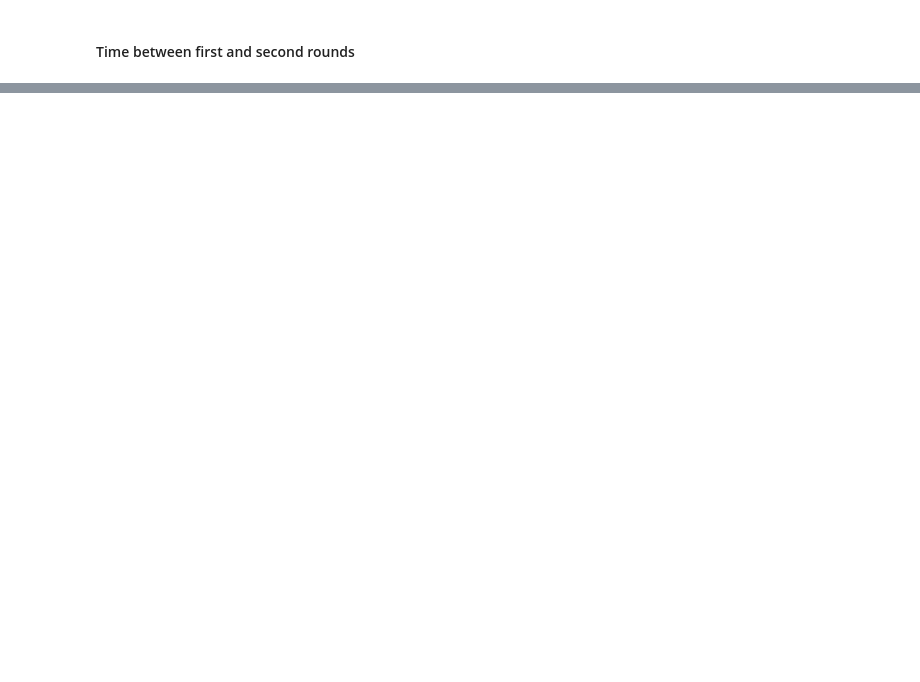
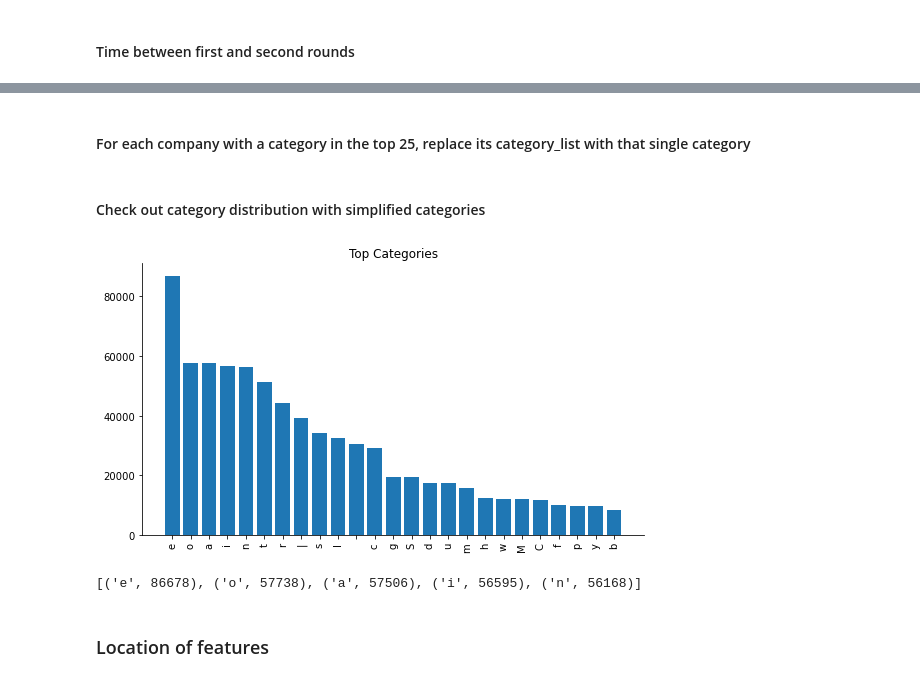
Before and after one commit to jbpatty/project-3, a Jupyter notebook: startup_prediction_cleaning.ipynb, the cells around one changed output, grey strips where cells are left out. Drawn from its saved outputs; the diff is of its cells as text; code cells hidden in the pictures; blank space fills up the shorter version.

```diff
--- a/startup_prediction_cleaning.ipynb
+++ b/startup_prediction_cleaning.ipynb
@@ -366,0 +373,5 @@ for company in clean_rounds_df.company_name.unique():
+# %%
+# Fill empty categories with 'unknown'
+nonoperating_companies_df.category_list.fillna('unknown', inplace=True)
+# Create column with list of categories
+nonoperating_companies_df['categories_list'] = nonoperating_companies_df.category_list.apply(str.split, sep='|')
@@ -366,0 +380,15 @@ for company in clean_rounds_df.company_name.unique():
+# %%
+# Create list of category lists
+categories = list(nonoperating_companies_df.category_list)
+# Flatten the list
+flat_categories = [cat for sublist in categories for cat in sublist]
+# Count occurances of each
+category_counts = Counter(flat_categories).most_common()
+# Look at the distribution
+plt.figure(figsize=(9, 5))
+plt.bar([x[0] for x in category_counts[0:50]],
+        [x[1] for x in category_counts[0:50]],
+        width=0.8)
+plt.xticks(rotation=90)
+plt.title('50 Most Commonly Occuring Categories')
+sns.despine()
@@ -366,0 +397,32 @@ for company in clean_rounds_df.company_name.unique():
+# %%
+# Take the top 25
+top_categories = [x[0] for x in category_counts[0:25]]
+# %% [markdown]
+#### For each company with a category in the top 25, replace its category_list with that single category
+# %%
+nonoperating_companies_df.categoty_list = nonoperating_companies_df.category_list.map(
+    lambda x: list(set(x) & set(top_categories))
+    if set(x) & set(top_categories) else ['0_other_categories'])
+# %% [markdown]
+#### Check out category distribution with simplified categories
+# %%
+# Create list of category lists
+categories = list(nonoperating_companies_df.category_list)
+# Flatten the list
+flat_categories = [cat for sublist in categories for cat in sublist]
+# Count occurances of each
+category_counts = Counter(flat_categories).most_common()
+# Look at the distribution
+plt.figure(figsize=(9, 5))
+plt.bar([x[0] for x in category_counts[0:25]],
+        [x[1] for x in category_counts[0:25]],
+        width=0.8)
+plt.xticks(rotation=90)
+plt.title('Top Categories')
+sns.despine()
+# %% [output]
+[figure, added]
+# %%
+category_counts[:5]
+# %% [output]
+[('e', 86678), ('o', 57738), ('a', 57506), ('i', 56595), ('n', 56168)]
@@ -366,0 +433,2 @@ for company in clean_rounds_df.company_name.unique():
+# %% [markdown]
+### Location of features
```
Also changed, not shown: parts of 45 cells of this notebook.
